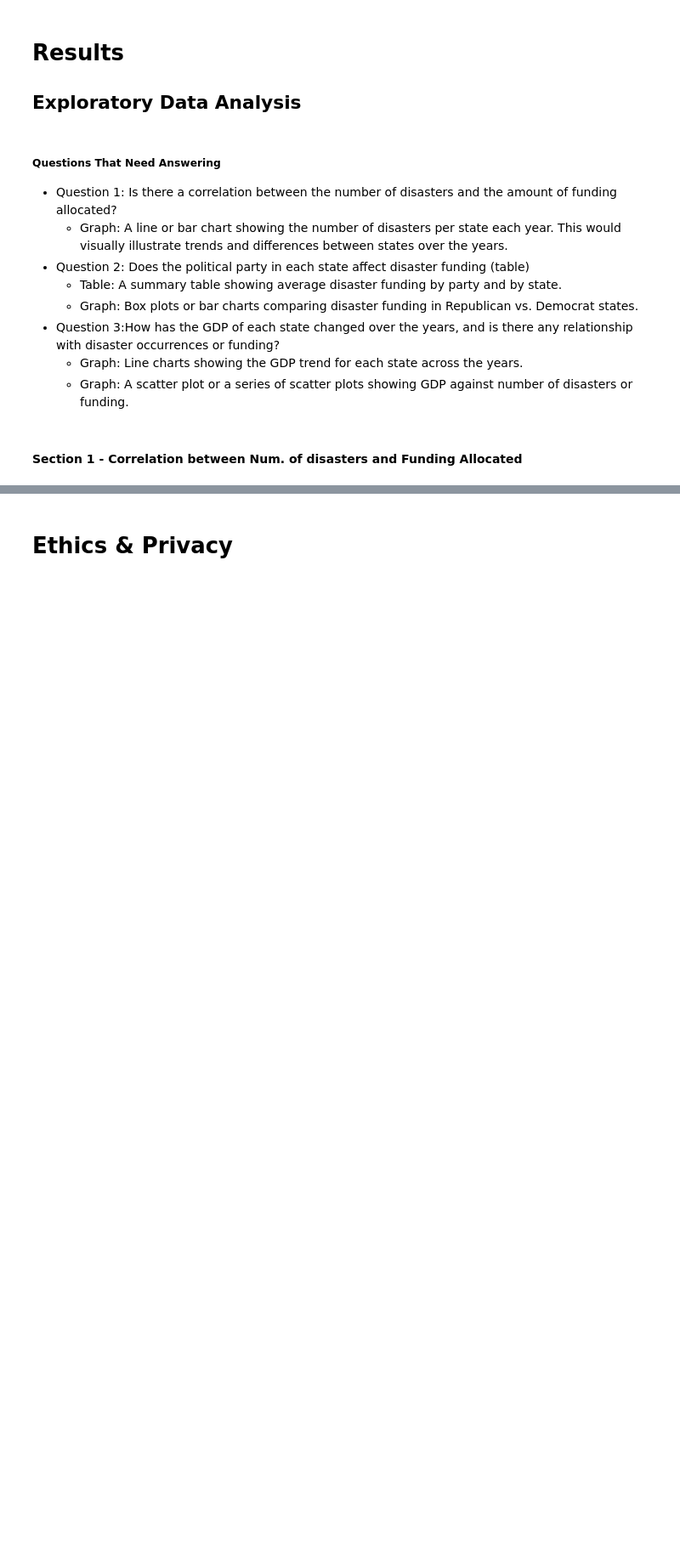
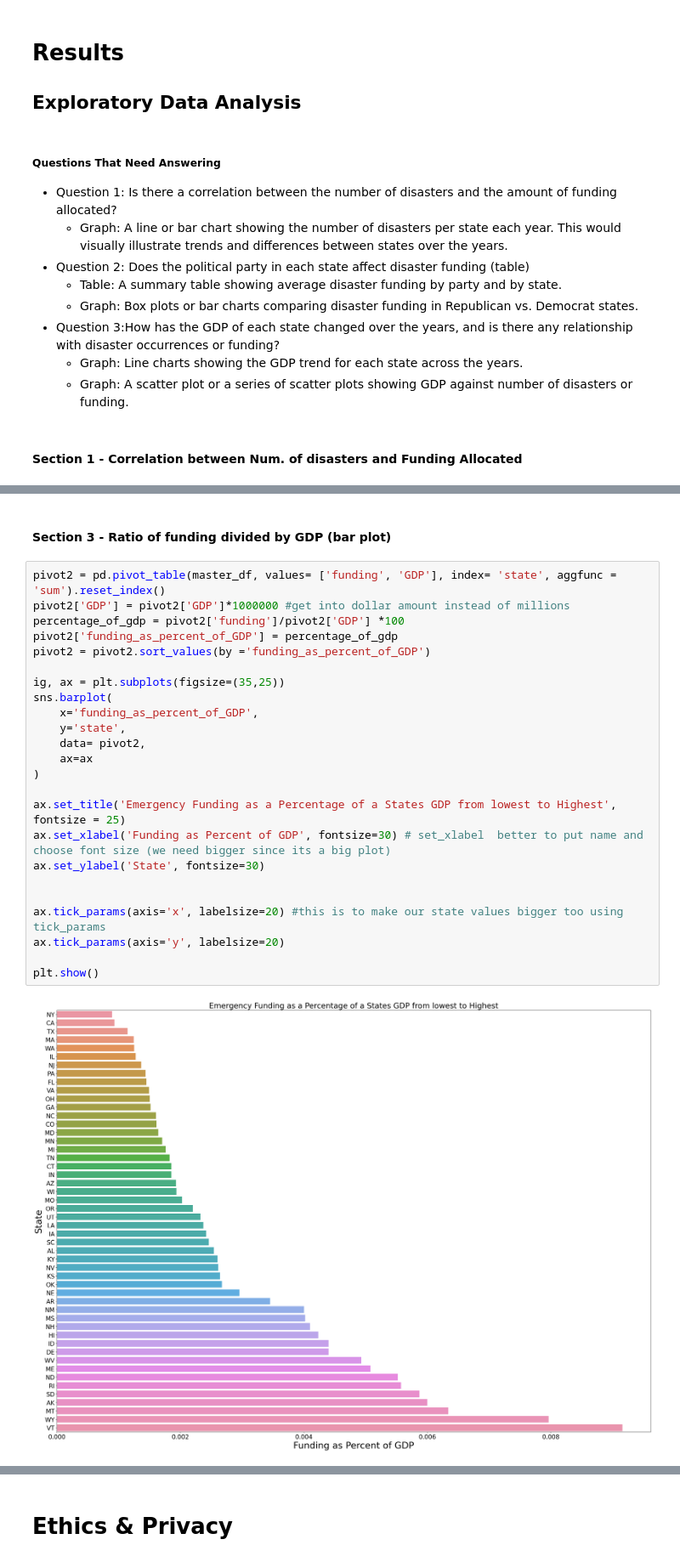
Before and after one commit to COGS108/Group054_WI24, a Jupyter notebook: EDACheckpoint_Group054_WI24.ipynb, the cells around one changed output, grey strips where cells are left out. Shown at 85% size. Cells and saved outputs as stored; diff of their text form; blank space fills up the shorter version.

```diff
--- a/EDACheckpoint_Group054_WI24.ipynb
+++ b/EDACheckpoint_Group054_WI24.ipynb
@@ -361,0 +454,28 @@ master_df
+# %% [markdown]
+#### Section 3 - Ratio of funding divided by GDP (bar plot)
+# %%
+pivot2 = pd.pivot_table(master_df, values= ['funding', 'GDP'], index= 'state', aggfunc = 'sum').reset_index()
+pivot2['GDP'] = pivot2['GDP']*1000000 #get into dollar amount instead of millions
+percentage_of_gdp = pivot2['funding']/pivot2['GDP'] *100
+pivot2['funding_as_percent_of_GDP'] = percentage_of_gdp
+pivot2 = pivot2.sort_values(by ='funding_as_percent_of_GDP')
+
+ig, ax = plt.subplots(figsize=(35,25))
+sns.barplot(
+    x='funding_as_percent_of_GDP',
+    y='state',
+    data= pivot2,
+    ax=ax
+)
+
+ax.set_title('Emergency Funding as a Percentage of a States GDP from lowest to Highest', fontsize = 25)
+ax.set_xlabel('Funding as Percent of GDP', fontsize=30) # set_xlabel  better to put name and choose font size (we need bigger since its a big plot)
+ax.set_ylabel('State', fontsize=30)
+
+
+ax.tick_params(axis='x', labelsize=20) #this is to make our state values bigger too using tick_params
+ax.tick_params(axis='y', labelsize=20)
+
+plt.show()
+# %% [output]
+[figure, added]
```
Also changed, not shown: parts of 10 cells of this notebook.
